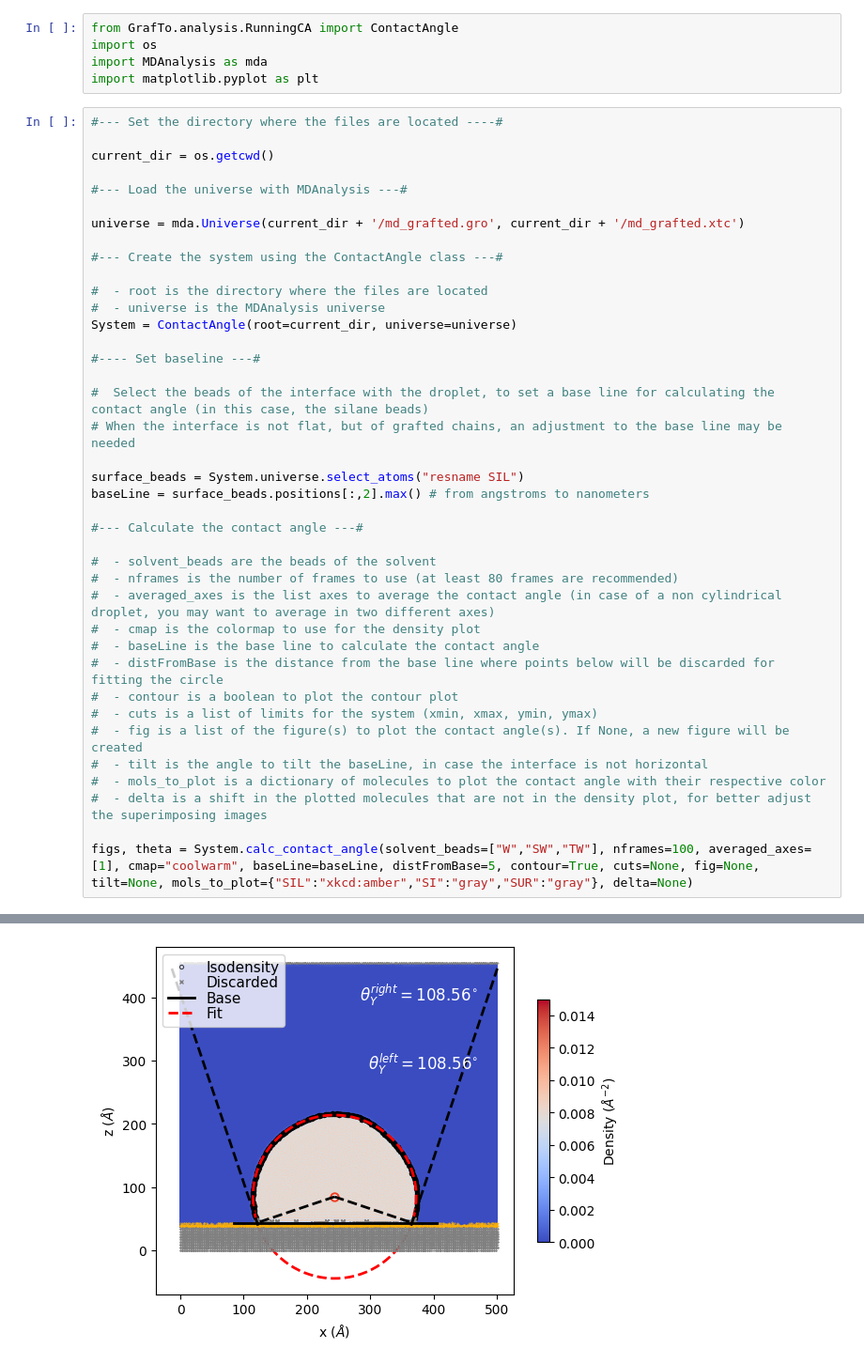
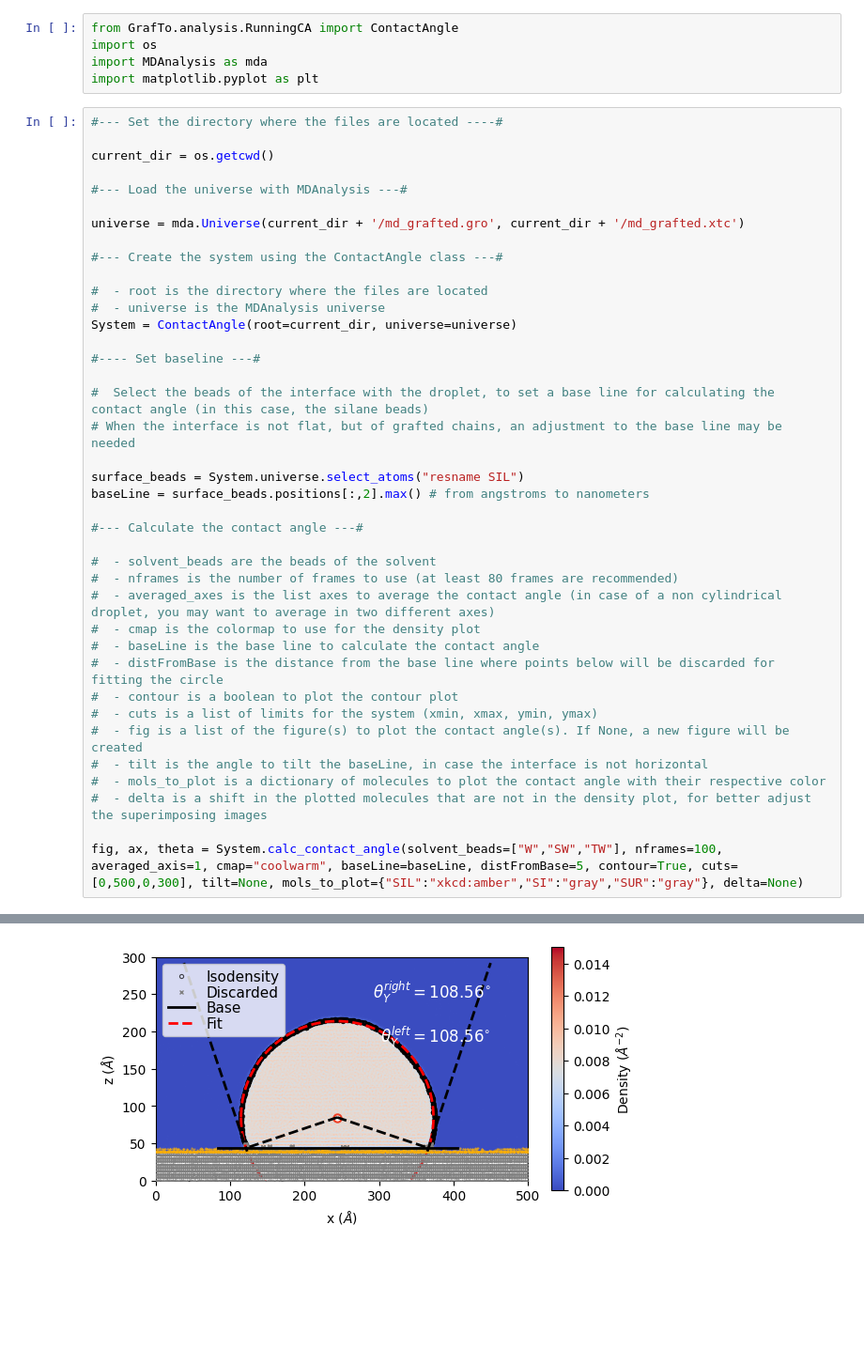
Before and after one commit to frasera00/PhD_Programs, a Jupyter notebook: Analysis_CA.ipynb, the cells around one changed output, grey strips where cells are left out. Shown at 94% size. Cells and saved outputs as stored; diff of their text form; blank space fills up the shorter version.

```diff
--- a/Analysis_CA.ipynb
+++ b/Analysis_CA.ipynb
@@ -16,32 +16,32 @@ universe = mda.Universe(current_dir + '/md_grafted.gro', current_dir + '/md_graf
 
 #  - root is the directory where the files are located
 #  - universe is the MDAnalysis universe
 System = ContactAngle(root=current_dir, universe=universe)
 
 #---- Set baseline ---#
 
 #  Select the beads of the interface with the droplet, to set a base line for calculating the contact angle (in this case, the silane beads)
 # When the interface is not flat, but of grafted chains, an adjustment to the base line may be needed
 
 surface_beads = System.universe.select_atoms("resname SIL")
 baseLine = surface_beads.positions[:,2].max() # from angstroms to nanometers
 
 #--- Calculate the contact angle ---#
 
 #  - solvent_beads are the beads of the solvent
 #  - nframes is the number of frames to use (at least 80 frames are recommended)
 #  - averaged_axes is the list axes to average the contact angle (in case of a non cylindrical droplet, you may want to average in two different axes)
 #  - cmap is the colormap to use for the density plot
 #  - baseLine is the base line to calculate the contact angle
 #  - distFromBase is the distance from the base line where points below will be discarded for fitting the circle
 #  - contour is a boolean to plot the contour plot
 #  - cuts is a list of limits for the system (xmin, xmax, ymin, ymax)
 #  - fig is a list of the figure(s) to plot the contact angle(s). If None, a new figure will be created
 #  - tilt is the angle to tilt the baseLine, in case the interface is not horizontal
 #  - mols_to_plot is a dictionary of molecules to plot the contact angle with their respective color
 #  - delta is a shift in the plotted molecules that are not in the density plot, for better adjust the superimposing images
 
-figs, theta = System.calc_contact_angle(solvent_beads=["W","SW","TW"], nframes=100, averaged_axes=[1], cmap="coolwarm", baseLine=baseLine, distFromBase=5, contour=True, cuts=None, fig=None, tilt=None, mols_to_plot={"SIL":"xkcd:amber","SI":"gray","SUR":"gray"}, delta=None)
+fig, ax, theta = System.calc_contact_angle(solvent_beads=["W","SW","TW"], nframes=100, averaged_axis=1, cmap="coolwarm", baseLine=baseLine, distFromBase=5, contour=True, cuts=[0,500,0,300], tilt=None, mols_to_plot={"SIL":"xkcd:amber","SI":"gray","SUR":"gray"}, delta=None)
 # %% [output]
 100 frames from 834 total. Starting from frame 734.
-[figure, old version]
+[figure, new version]
```
Also changed, not shown: parts of 2 cells of this notebook.
